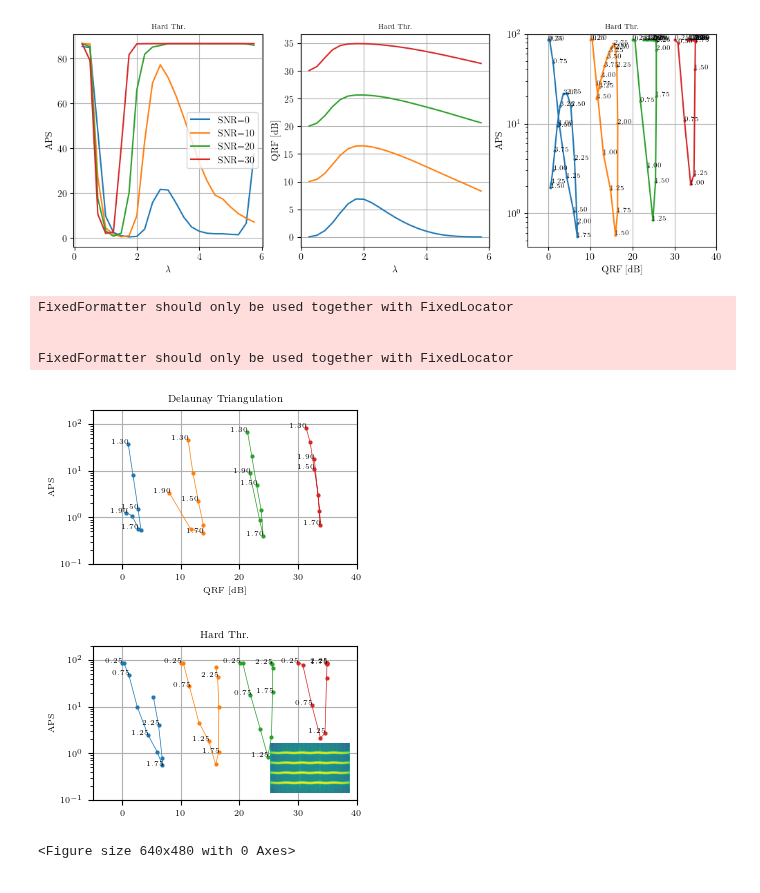
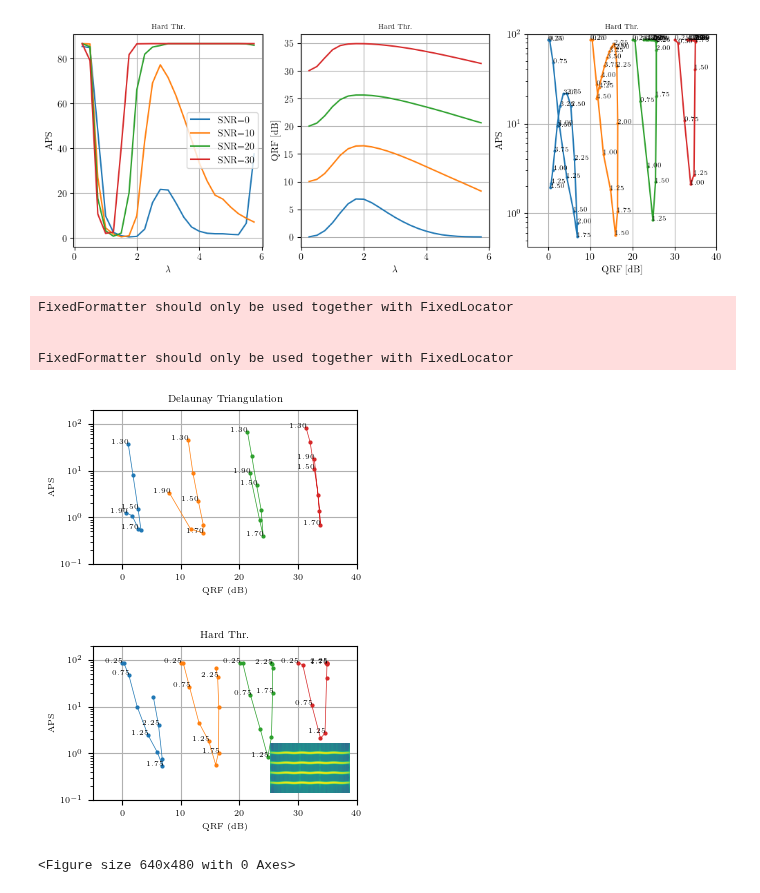
Before and after one commit to jmiramont/benchmarks-detection-denoising, a Jupyter notebook: notebooks/results_benchmark_musical_noise.ipynb, the cells around one changed output. Drawn from its saved outputs; the diff is of its cells as text; code cells hidden in the pictures.

```diff
--- a/notebooks/results_benchmark_musical_noise.ipynb
+++ b/notebooks/results_benchmark_musical_noise.ipynb
@@ -271,7 +271,7 @@ for q in range(len(SNRs)):
                 # rotation=angle)
 
 ax.set_title('Delaunay Triangulation', fontsize=7.0)
-ax.set_xlabel(r"QRF [dB]", fontsize=6.0)
+ax.set_xlabel(r"QRF (dB)", fontsize=6.0)
 ax.set_xlim([-5, 40])
 ax.set_ylabel(r"APS", fontsize=6.0)
 
@@ -323,7 +323,7 @@ for q in range(len(SNRs)):
                 horizontalalignment='right',)
 
 ax.set_title('Hard Thr.', fontsize=7.0)
-# ax.set_xlabel(r"QRF [dB]", fontsize=6.0)
+ax.set_xlabel(r"QRF (dB)", fontsize=6.0)
 ax.set_xlim([-5, 40])
 ax.set_ylabel(r"APS", fontsize=6.0)
 ax.set_yticklabels(ax.get_yticklabels(), fontsize=6.0)
@@ -338,32 +338,32 @@ fix.savefig('figures/aps_vs_qrf_HT.pdf',
             transparent=False,
             bbox_inches='tight',
             pad_inches=0.01,
             )
 
 # # Save figure
 # fix.savefig('figures/aps_vs_qrf_ST.pdf', dpi=900, transparent=False, bbox_inches='tight')
 
 
 new_legends = (r'SNR = 0 dB',r'SNR = 10 dB',r'SNR = 20 dB',r'SNR = 30 dB')
 legendFig = plt.figure()
 # legendFig.set_size_inches((fig_size_w,fig_size_h))
 
 # h,l = ax.get_legend_handles_labels()
 # legendFig.legend(h,new_legends,
 #             fontsize='xx-small',
 #             frameon=False,
 #             loc='center',
 #             ncol=4
 #             )
 # legendFig.canvas.draw()
 # legendFig.savefig('legend_mn.pdf', dpi=900, transparent=False, bbox_inches='tight')
 # legendFig.add_axes([0,0,0,0])
 # plt.show()
 # %% [output]
 FixedFormatter should only be used together with FixedLocator
 
 
 FixedFormatter should only be used together with FixedLocator
 [figure]
-[figure, old version]
+[figure, new version]
 <Figure size 640x480 with 0 Axes>
```
Also changed, not shown: 13 other files.
